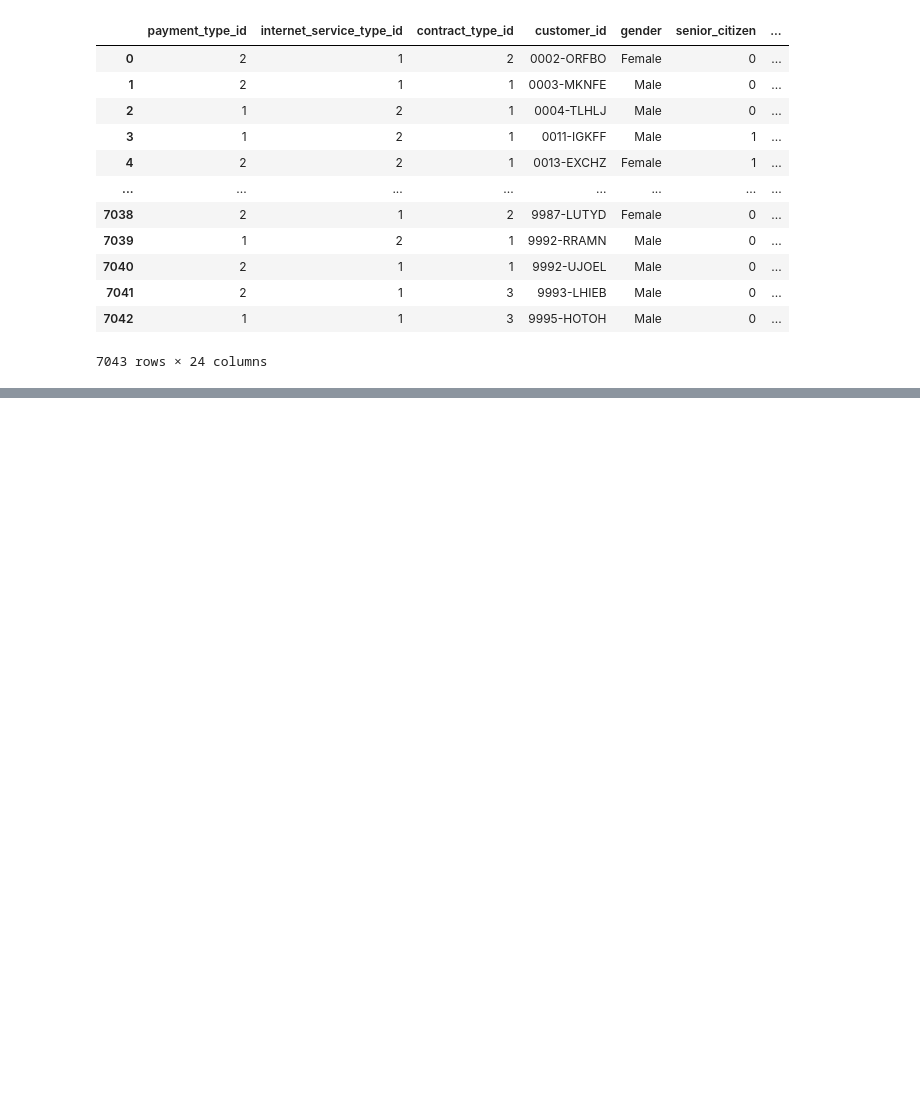
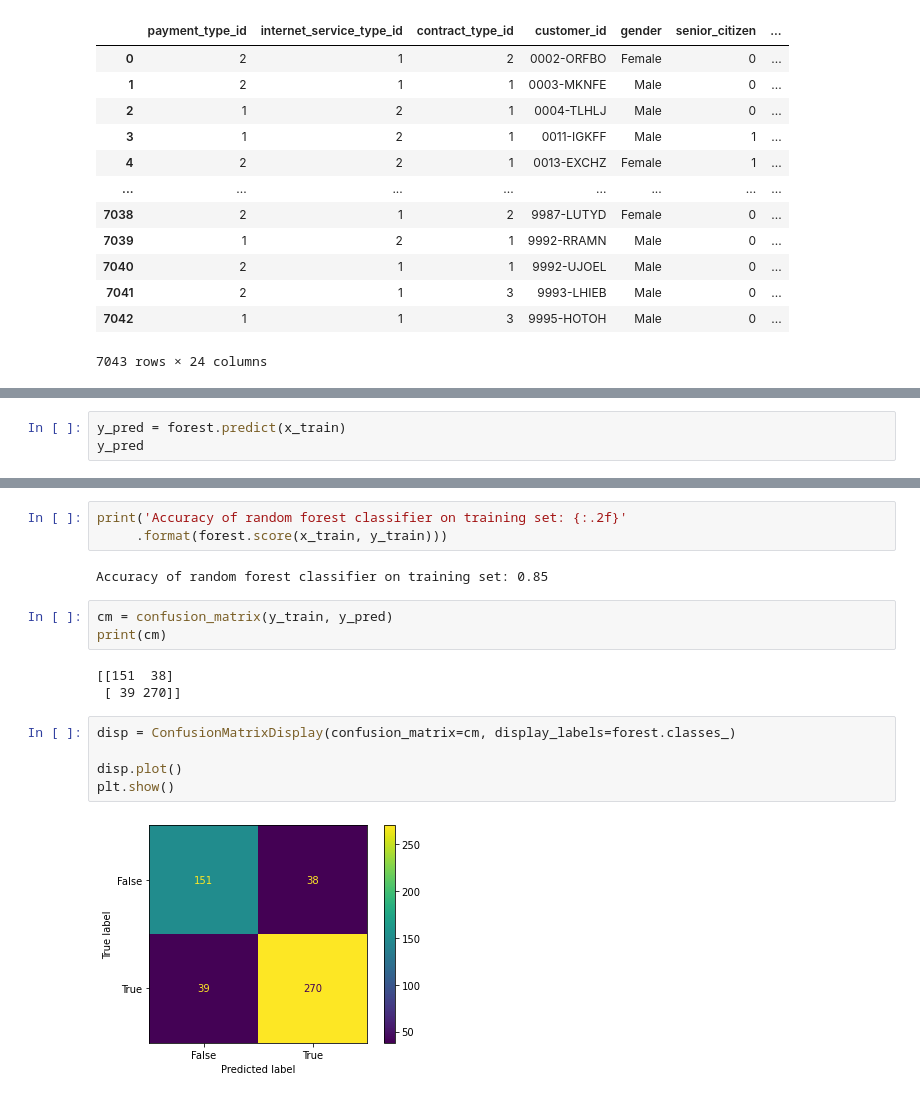
Before and after one commit to Michael-Austin-Mesa/classification-exercises, a Jupyter notebook: model.ipynb, the cells around one changed output, grey strips where cells are left out. Cells and saved outputs as stored; diff of their text form; blank space fills up the shorter version.

```diff
--- a/model.ipynb
+++ b/model.ipynb
@@ -222,0 +259,3 @@ print(export_text(tree, feature_names=x_train.columns.tolist()))
+# %%
+y_pred = forest.predict(x_train)
+y_pred
@@ -222,0 +301,18 @@ print(export_text(tree, feature_names=x_train.columns.tolist()))
+# %%
+print('Accuracy of random forest classifier on training set: {:.2f}'
+     .format(forest.score(x_train, y_train)))
+# %% [output]
+Accuracy of random forest classifier on training set: 0.85
+# %%
+cm = confusion_matrix(y_train, y_pred)
+print(cm)
+# %% [output]
+[[151  38]
+ [ 39 270]]
+# %%
+disp = ConfusionMatrixDisplay(confusion_matrix=cm, display_labels=forest.classes_)
+
+disp.plot()
+plt.show()
+# %% [output]
+[figure, added]
```
Also changed, not shown: parts of 16 cells of this notebook.
